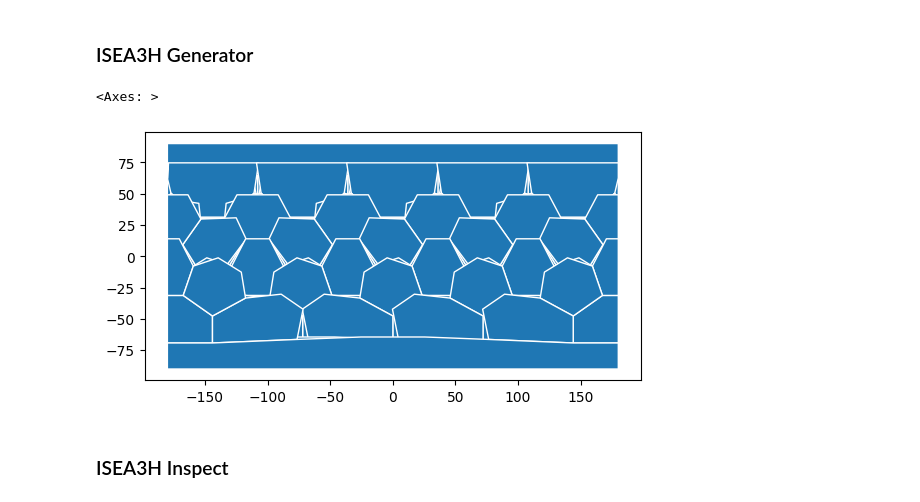
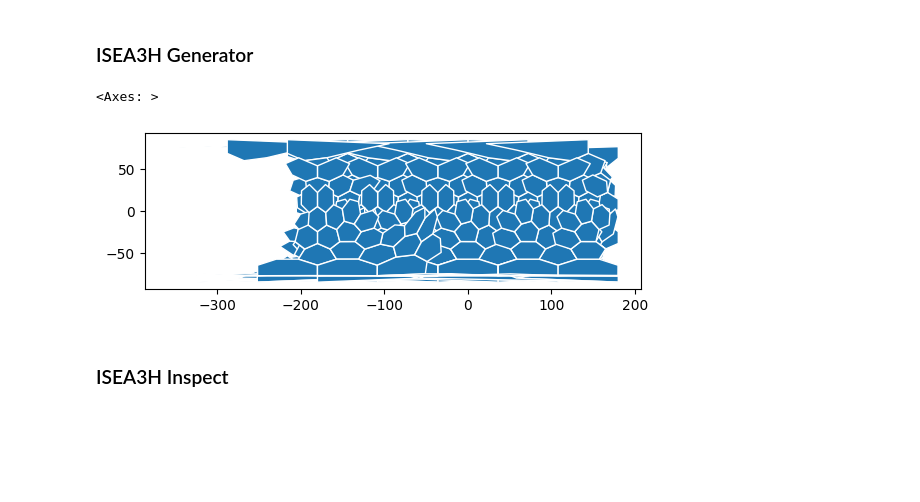
Before and after one commit to opengeoshub/vgrid, a Jupyter notebook: docs/notebooks/08_isea3h.ipynb, the cells around one changed output. Drawn from its saved outputs; the diff is of its cells as text; code cells hidden in the pictures; blank space fills up the shorter version.

```diff
--- a/docs/notebooks/08_isea3h.ipynb
+++ b/docs/notebooks/08_isea3h.ipynb
@@ -113,11 +113,17 @@ isea3h_expanded.plot(edgecolor="white")
 # %%
 from vgrid.generator.isea3hgrid import isea3hgrid
 
-isea3h_grid = isea3hgrid(resolution=1, output_format="gpd", fix_antimeridian="split")
+bbox=[106.699007, 10.762811, 106.717674, 10.778649]
+isea3h_grid = isea3hgrid(
+    resolution=2,
+    # bbox = bbox,
+    # compact = True,
+    output_format="gpd", fix_antimeridian="shift_west"
+)
 isea3h_grid.plot(edgecolor="white")
 # %% [output]
 <Axes: >
-[figure, old version]
+[figure, new version]
 # %% [markdown]
 ### ISEA3H Inspect
 # %%
```
Also changed, not shown: 35 other files.
